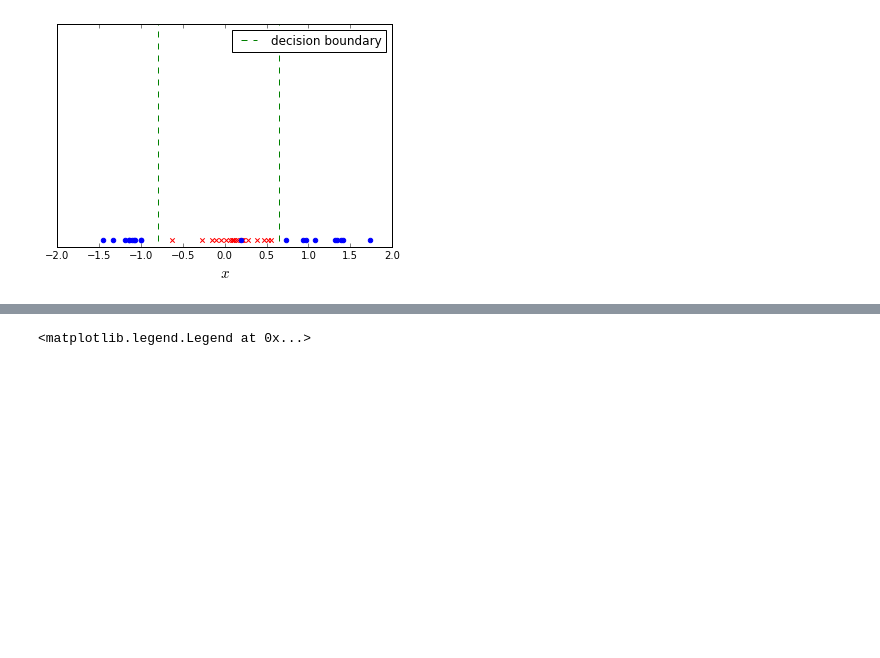
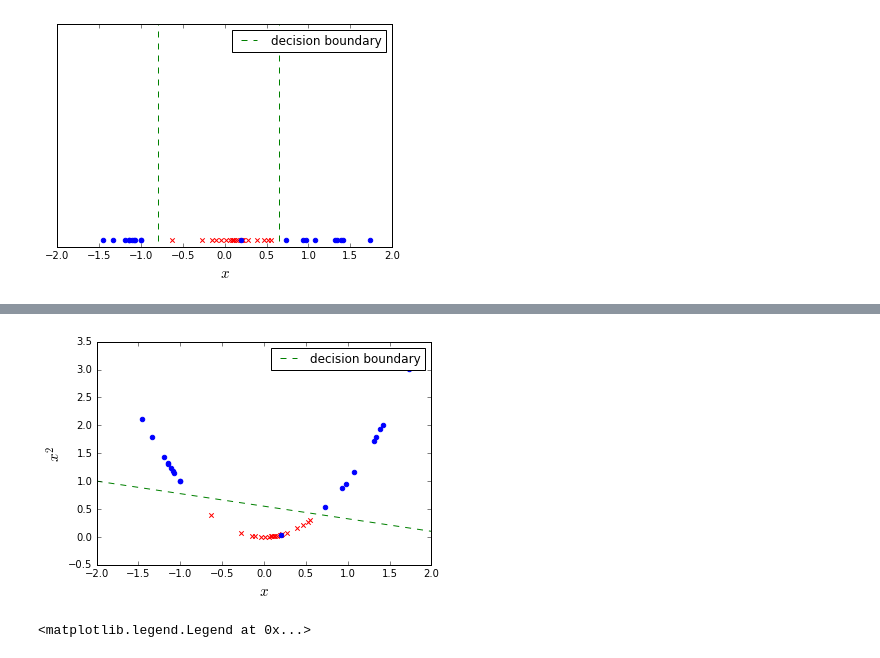
Before and after one commit to macromancer/DLTutorial_Python, a Jupyter notebook: LinearLeastSquare.ipynb, the cells around one changed output, grey strips where cells are left out. Saved outputs shown, nothing was run; the diff lists cells and outputs as text; code cells hidden in the pictures; blank space fills up the shorter version.

```diff
--- a/LinearLeastSquare.ipynb
+++ b/LinearLeastSquare.ipynb
@@ -273,3 +292,9 @@ ax.legend()
+# %%
+
+f_x_2 = (lambda x: np.power(x,2))
+plotDecisionBoundary2D(x1, x2, x3, f_x_2)
+# %% [output]
+[figure, added]
 # %%
 ax = plt.figure().add_subplot(111)
 
```
Also changed, not shown: parts of 1 cell of this notebook, 2 other files.
